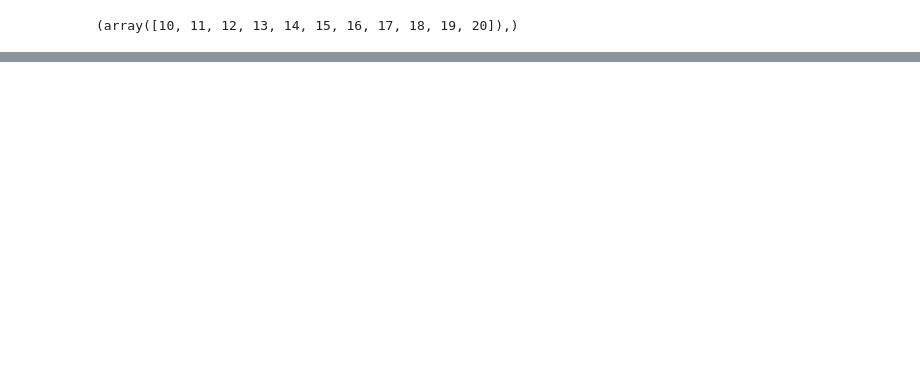
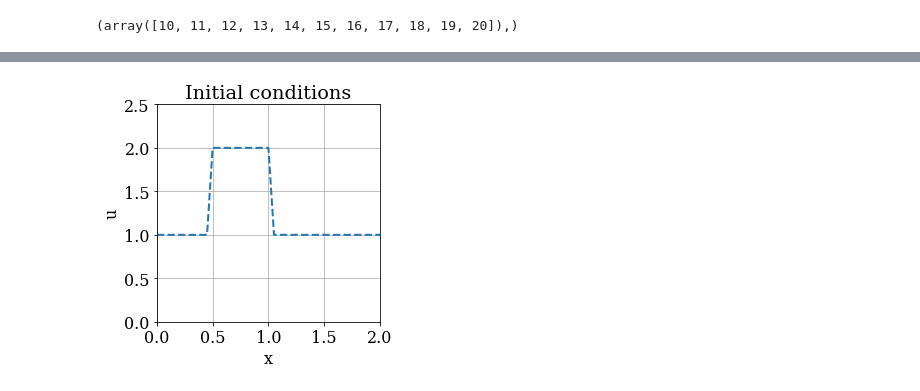
Before and after one commit to ryan28973630/MAE6286, a Jupyter notebook: Fourth Class (20180918) Lesson 1, Module 2.ipynb, the cells around one changed output, grey strips where cells are left out. Drawn from its saved outputs; the diff is of its cells as text; code cells hidden in the pictures; blank space fills up the shorter version.

```diff
--- a/Fourth Class (20180918) Lesson 1, Module 2.ipynb
+++ b/Fourth Class (20180918) Lesson 1, Module 2.ipynb
@@ -31,0 +35,12 @@ print(u0)
+# %%
+#Plot the inital condition.
+pyplot.figure(figsize=(4.0,4.0))
+pyplot.title('Initial conditions')
+pyplot.xlabel('x')
+pyplot.ylabel('u')
+pyplot.grid()
+pyplot.plot(x,u0,color='C0', linestyle='--', linewidth=2)
+pyplot.xlim(0.0, L)
+pyplot.ylim(0.0, 2.5);
+# %% [output]
+[figure, added]
```
Also changed, not shown: parts of 6 cells of this notebook.
